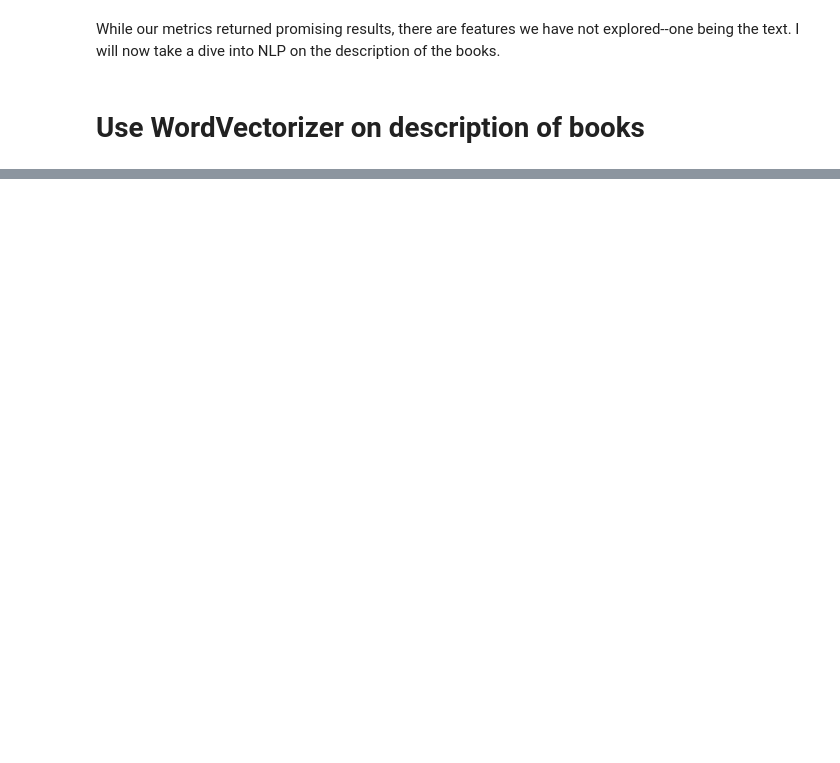
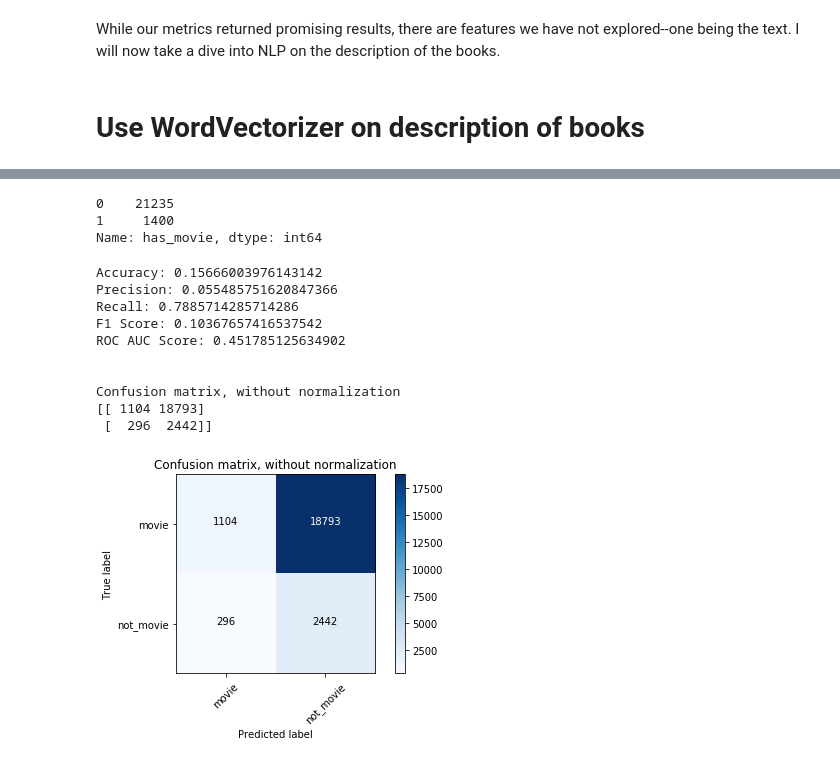
Before and after one commit to SKGemini/capstone_project, a Jupyter notebook: analyze_data/Making Model.ipynb, the cells around one changed output, grey strips where cells are left out. Saved outputs shown, nothing was run; the diff lists cells and outputs as text; code cells hidden in the pictures; blank space fills up the shorter version.

```diff
--- a/analyze_data/Making Model.ipynb
+++ b/analyze_data/Making Model.ipynb
@@ -329,0 +447,49 @@ Topic #9: new york time bestselling author city series bestseller novel come rev
+# %%
+clean_df.has_movie.value_counts()
+# %% [output]
+0    21235
+1     1400
+Name: has_movie, dtype: int64
+# %%
+descriptions = htmltostring(new_df,'description')
+updatedesc = update_desc(descriptions)
+vect = TfidfVectorizer(stop_words='english',max_df=0.95,
+                       min_df=2,max_features=1000,tokenizer=tokenize_wordnet)
+desc_vect = vect.fit_transform(updatedesc)
+desc_df = pd.DataFrame(desc_vect.todense())
+
+merged_df = pd.merge(clean_df,desc_df,left_index=True,right_index=True)
+
+upsampled, downsampled = sampling(merged_df,'has_movie',21235,1400)
+x_train = upsampled.drop(['has_movie'],axis=1).values
+y_train = upsampled['has_movie'].values
+x_test = merged_df.drop(['has_movie'],axis=1).values
+y_test = merged_df['has_movie'].values
+
+clf = MultinomialNB().fit(x_train,y_train)
+y_pred = clf.predict(x_test)
+outcomes = standard_confusion_matrix(y_test,y_pred).ravel() #np.array([[tp, fp], [fn, tn]])
+tp, fp, fn, tn = outcomes[0], outcomes[1], outcomes[2], outcomes[3]
+precision = tp / (tp + fp)
+recall = tp / (tp + fn)
+f1_score = 2 * precision * recall / (precision + recall)
+print("Accuracy: {}".format(clf.score(x_test,y_test))) #Print accuracy score
+print("Precision: {}".format(precision))
+print("Recall: {}".format(recall))
+print("F1 Score: {}".format(f1_score))
+print("ROC AUC Score: {}".format(roc_auc_score(y_test,y_pred)))
+print("\n")
+#Make confusion matrix
+plot_confusion_matrix(standard_confusion_matrix(y_test,y_pred),classes=['movie','not_movie'],title='Confusion matrix, without normalization')
+# %% [output]
+Accuracy: 0.15666003976143142
+Precision: 0.055485751620847366
+Recall: 0.7885714285714286
+F1 Score: 0.10367657416537542
+ROC AUC Score: 0.451785125634902
+
+
+Confusion matrix, without normalization
+[[ 1104 18793]
+ [  296  2442]]
+[figure, added]
```
Also changed, not shown: parts of 28 cells of this notebook, 1 other file.
